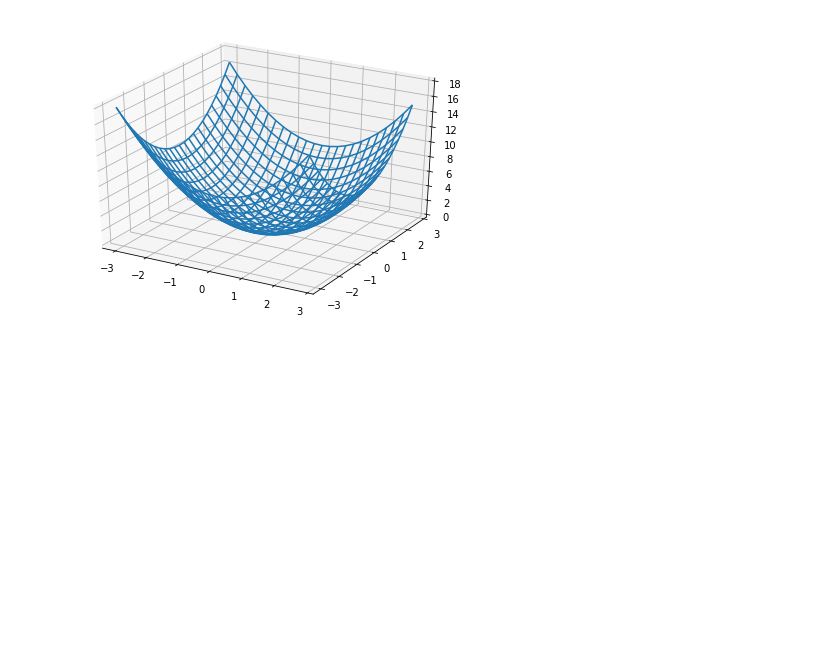
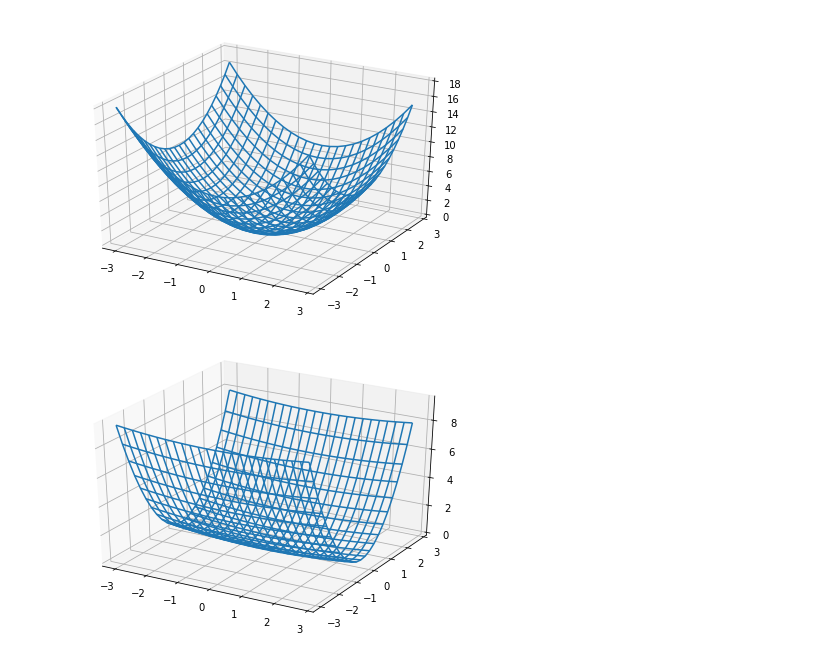
Before and after one commit to yoshichikaGithub/test, a Jupyter notebook: 偏微分グラフ.ipynb, the cells around one changed output. Cells and saved outputs as stored; diff of their text form; code cells hidden in the pictures; blank space fills up the shorter version.

```diff
--- a/偏微分グラフ.ipynb
+++ b/偏微分グラフ.ipynb
@@ -29,3 +29,21 @@ ax.plot_wireframe(X0,X1,Y)
 plt.show()
 # %% [output]
 [figure]
+# %%
+import numpy as np
+import matplotlib.pyplot as plt
+from mpl_toolkits.mplot3d import Axes3D
+
+def func2(x0, x1):
+    return (x0**2)/20 + x1**2
+
+x0 = np.arange(-3, 3, 0.25)
+x1 = np.arange(-3, 3, 0.25)
+X0, X1 = np.meshgrid(x0, x1)
+Y = func2(X0, X1)
+fig = plt.figure()
+ax = Axes3D(fig)
+ax.plot_wireframe(X0,X1,Y)
+plt.show()
+# %% [output]
+[figure, added]
```
